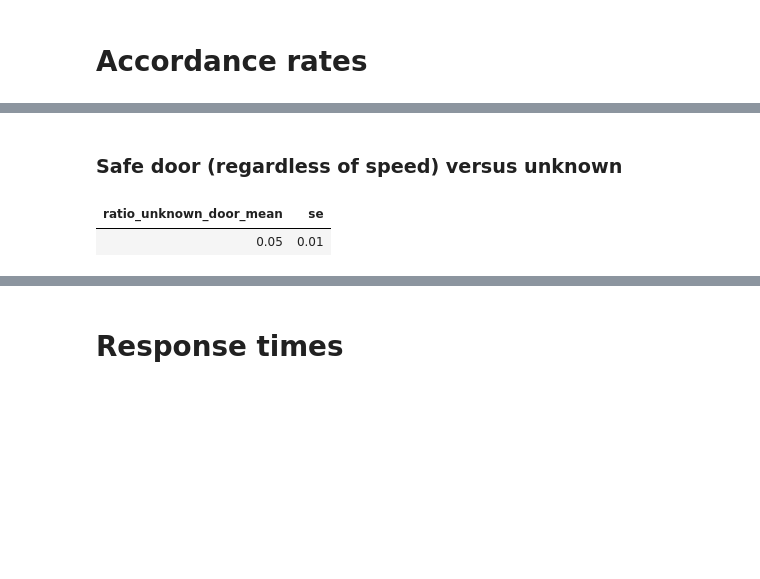
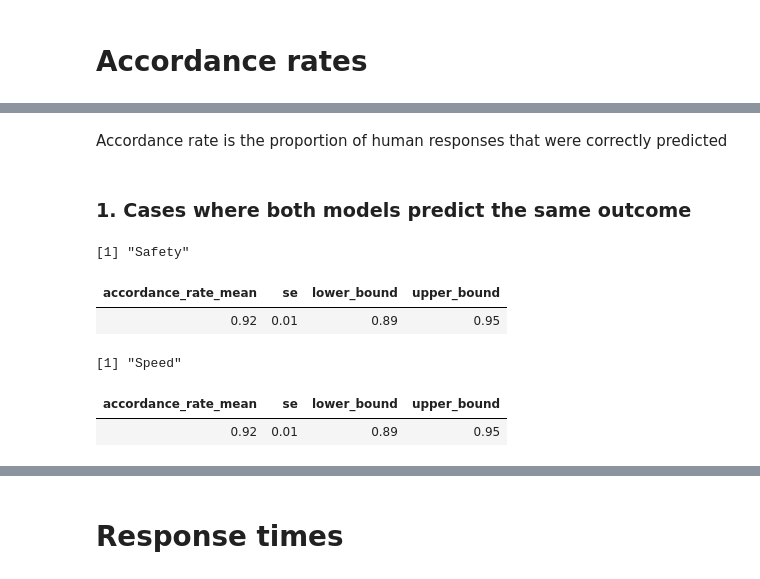
Before and after one commit to franciscoqv/evacuation-actr, a Jupyter notebook: Data analysis - Evacuation/Forced Choice Analysis.ipynb, the cells around one changed output, grey strips where cells are left out. Cells and saved outputs as stored; diff of their text form; code cells hidden in the pictures; blank space fills up the shorter version.

```diff
--- a/Data analysis - Evacuation/Forced Choice Analysis.ipynb
+++ b/Data analysis - Evacuation/Forced Choice Analysis.ipynb
@@ -138,15 +125,3 @@ dat[dat$unknown_door_involved & dat$right_safety == 0 , 'chosen_ttb_safety'] <-
 <hr>
 # %% [markdown]
 # Accordance rates
-# %%
-accordance <- function( data, column ) {
-
-    column <- enquo(column)
-
-    data %>%
-        mutate( correctly_predicted = (key_pressed == !!column) ) %>%
-        group_by( id ) %>%
-        summarize( accordance_rate = mean(correctly_predicted) ) %>%
-        summarize( accordance_rate_mean = mean(accordance_rate), se = se(accordance_rate) ) %>%
-        round( decimals )
-}
@@ -267,10 +128,40 @@ dat %>%
-# %% [markdown]
-### Safe door (regardless of speed) versus unknown
-# %%
-dat %>%
-        filter(( left_safety == 1 ) |
-               ( right_safety == 1 )) %>%
-        ratio_unknown_door
-# %% [output]
-| ratio_unknown_door_mean | se |
-| 0.05 | 0.01 |
+# %% [markdown]
+Accordance rate is the proportion of human responses that were correctly predicted
+# %%
+accordance <- function( data, column ) {
+
+    column <- enquo(column)
+
+    data %>%
+        mutate( correctly_predicted = (key_pressed == !!column) ) %>%
+        group_by( id ) %>%
+        summarize( accordance_rate = mean(correctly_predicted) ) %>%
+        summarize( accordance_rate_mean = mean(accordance_rate),
+                   se = se(accordance_rate),
+                   lower_bound = t.test(accordance_rate, conf.level=0.95)$conf.int[1],
+                   upper_bound = t.test(accordance_rate, conf.level=0.95)$conf.int[2]) %>%
+        round( decimals )
+}
+# %% [markdown]
+### 1. Cases where both models predict the same outcome
+# %%
+print('Safety')
+dat %>%
+    filter( chosen_ttb_speed == chosen_ttb_safety ,
+            unknown_door_involved == FALSE ,
+            equivalent_options == FALSE ) %>%
+    accordance( chosen_ttb_safety )
+
+print('Speed')
+dat %>%
+    filter( chosen_ttb_speed == chosen_ttb_safety ,
+            unknown_door_involved == FALSE ,
+            equivalent_options == FALSE ) %>%
+    accordance( chosen_ttb_speed )
+# %% [output]
+[1] "Safety"
+| accordance_rate_mean | se | lower_bound | upper_bound |
+| 0.92 | 0.01 | 0.89 | 0.95 |
+[1] "Speed"
+| accordance_rate_mean | se | lower_bound | upper_bound |
+| 0.92 | 0.01 | 0.89 | 0.95 |
```
Also changed, not shown: parts of 64 cells of this notebook, 4 other files.
